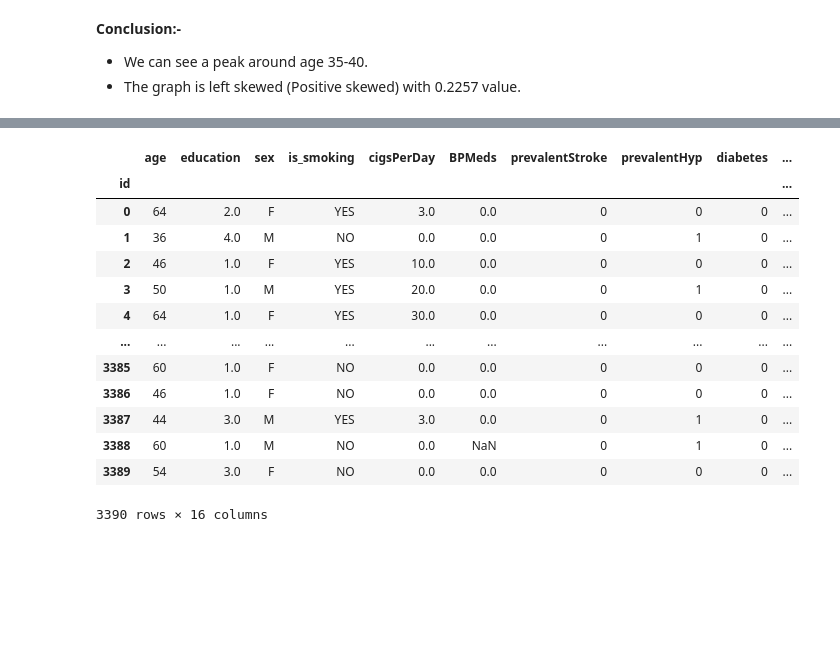
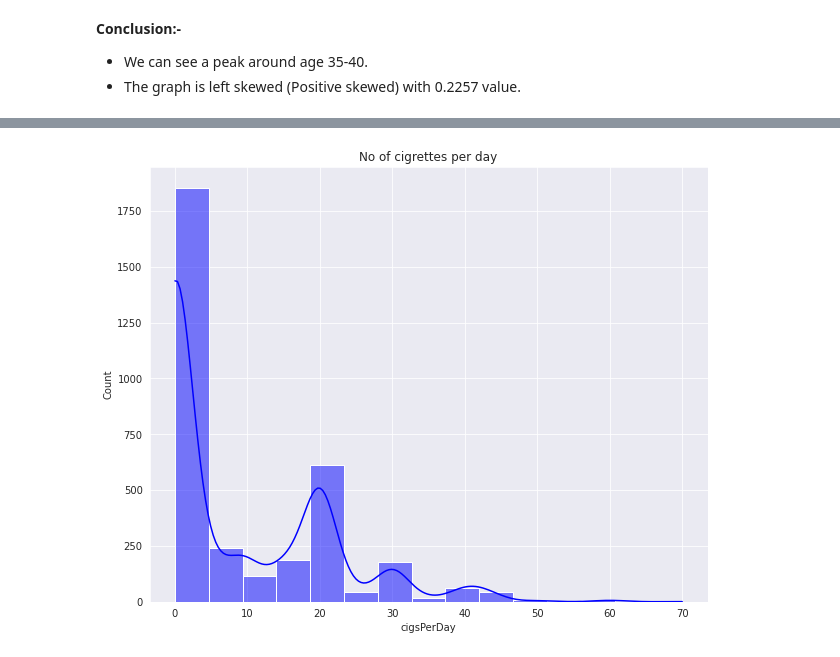
Before and after one commit to blackxhrt2102/Classification-Prediction-Capstone-Project, a Jupyter notebook: Untitled42.ipynb, the cells around one changed output, grey strips where cells are left out. Cells and saved outputs as stored; diff of their text form; code cells hidden in the pictures; blank space fills up the shorter version.

```diff
--- a/Untitled42.ipynb
+++ b/Untitled42.ipynb
@@ -164,17 +172,8 @@ plt.show()
-# %%
-df
-# %% [output]
-|  | age | education | sex | is_smoking | cigsPerDay | BPMeds | prevalentStroke | prevalentHyp | diabetes | ... |
-| id |  |  |  |  |  |  |  |  |  | ... |
-| 0 | 64 | 2.0 | F | YES | 3.0 | 0.0 | 0 | 0 | 0 | ... |
-| 1 | 36 | 4.0 | M | NO | 0.0 | 0.0 | 0 | 1 | 0 | ... |
-| 2 | 46 | 1.0 | F | YES | 10.0 | 0.0 | 0 | 0 | 0 | ... |
-| 3 | 50 | 1.0 | M | YES | 20.0 | 0.0 | 0 | 1 | 0 | ... |
-| 4 | 64 | 1.0 | F | YES | 30.0 | 0.0 | 0 | 0 | 0 | ... |
-| ... | ... | ... | ... | ... | ... | ... | ... | ... | ... | ... |
-| 3385 | 60 | 1.0 | F | NO | 0.0 | 0.0 | 0 | 0 | 0 | ... |
-| 3386 | 46 | 1.0 | F | NO | 0.0 | 0.0 | 0 | 0 | 0 | ... |
-| 3387 | 44 | 3.0 | M | YES | 3.0 | 0.0 | 0 | 1 | 0 | ... |
-| 3388 | 60 | 1.0 | M | NO | 0.0 | NaN | 0 | 1 | 0 | ... |
-| 3389 | 54 | 3.0 | F | NO | 0.0 | 0.0 | 0 | 0 | 0 | ... |
-3390 rows × 16 columns
+# %%
+# No of cigrettes per day
+
+plt.figure(figsize=(10,8))
+sns.histplot(df['cigsPerDay'],bins=15,color='blue',kde=True).set(title='No of cigrettes per day')
+plt.show()
+# %% [output]
+[figure, added]
```
Also changed, not shown: parts of 12 cells of this notebook.
